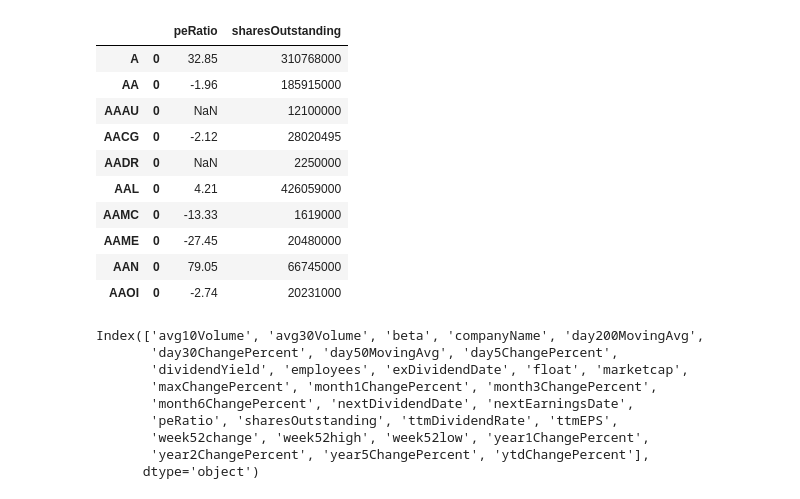
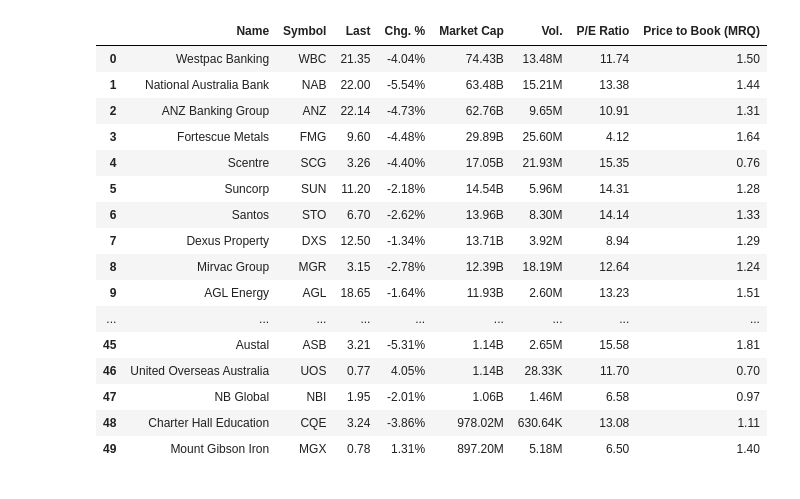
Before and after one commit to fstrauf/pythonStarter, a Jupyter notebook: quantopian_tutorial.ipynb, the cells around one changed output. Drawn from its saved outputs; the diff is of its cells as text; code cells hidden in the pictures.

```diff
--- a/quantopian_tutorial.ipynb
+++ b/quantopian_tutorial.ipynb
@@ -204,34 +135,30 @@ searchRes = requests.get(searchUrl)
-# %%
-dfStock=pd.DataFrame(out)
-dfStock=dfStock.transpose()
-dfStock = pd.concat([pd.DataFrame(x,index=[0]) for x in dfStock['stats']], keys=dfStock.index)
-dfStock
-# %% [output]
-|  |  | peRatio | sharesOutstanding |
-| A | 0 | 32.85 | 310768000 |
-| AA | 0 | -1.96 | 185915000 |
-| AAAU | 0 | NaN | 12100000 |
-| AACG | 0 | -2.12 | 28020495 |
-| AADR | 0 | NaN | 2250000 |
-| AAL | 0 | 4.21 | 426059000 |
-| AAMC | 0 | -13.33 | 1619000 |
-| AAME | 0 | -27.45 | 20480000 |
-| AAN | 0 | 79.05 | 66745000 |
-| AAOI | 0 | -2.74 | 20231000 |
-# %%
-dfFiltered=dfStock
-dfFiltered=dfFiltered.dropna(subset=['peRatio'])
-# dfStock.columns()
-dfFiltered = dfFiltered[(dfFiltered['peRatio'].astype(float)<15) & (dfFiltered['peRatio'].astype(float)>0)]
-dfFiltered['peRatio']
-dfFiltered.columns
-# %% [output]
-Index(['avg10Volume', 'avg30Volume', 'beta', 'companyName', 'day200MovingAvg',
-       'day30ChangePercent', 'day50MovingAvg', 'day5ChangePercent',
-       'dividendYield', 'employees', 'exDividendDate', 'float', 'marketcap',
-       'maxChangePercent', 'month1ChangePercent', 'month3ChangePercent',
-       'month6ChangePercent', 'nextDividendDate', 'nextEarningsDate',
-       'peRatio', 'sharesOutstanding', 'ttmDividendRate', 'ttmEPS',
-       'week52change', 'week52high', 'week52low', 'year1ChangePercent',
-       'year2ChangePercent', 'year5ChangePercent', 'ytdChangePercent'],
-      dtype='object')
+# %%
+# https://au.investing.com/webmaster-tools/
+
+import pandas
+
+path = '/Users/d062864/Documents/01_code/pythonStarter/data'
+fileName = 'asx_screener.csv'
+
+df = pandas.read_csv(path+'/'+fileName)
+
+
+df
+# %% [output]
+|  | Name | Symbol | Last | Chg. % | Market Cap | Vol. | P/E Ratio | Price to Book (MRQ) |
+| 0 | Westpac Banking | WBC | 21.35 | -4.04% | 74.43B | 13.48M | 11.74 | 1.50 |
+| 1 | National Australia Bank | NAB | 22.00 | -5.54% | 63.48B | 15.21M | 13.38 | 1.44 |
+| 2 | ANZ Banking Group | ANZ | 22.14 | -4.73% | 62.76B | 9.65M | 10.91 | 1.31 |
+| 3 | Fortescue Metals | FMG | 9.60 | -4.48% | 29.89B | 25.60M | 4.12 | 1.64 |
+| 4 | Scentre | SCG | 3.26 | -4.40% | 17.05B | 21.93M | 15.35 | 0.76 |
+| 5 | Suncorp | SUN | 11.20 | -2.18% | 14.54B | 5.96M | 14.31 | 1.28 |
+| 6 | Santos | STO | 6.70 | -2.62% | 13.96B | 8.30M | 14.14 | 1.33 |
+| 7 | Dexus Property | DXS | 12.50 | -1.34% | 13.71B | 3.92M | 8.94 | 1.29 |
+| 8 | Mirvac Group | MGR | 3.15 | -2.78% | 12.39B | 18.19M | 12.64 | 1.24 |
+| 9 | AGL Energy | AGL | 18.65 | -1.64% | 11.93B | 2.60M | 13.23 | 1.51 |
+| ... | ... | ... | ... | ... | ... | ... | ... | ... |
+| 45 | Austal | ASB | 3.21 | -5.31% | 1.14B | 2.65M | 15.58 | 1.81 |
+| 46 | United Overseas Australia | UOS | 0.77 | 4.05% | 1.14B | 28.33K | 11.70 | 0.70 |
+| 47 | NB Global | NBI | 1.95 | -2.01% | 1.06B | 1.46M | 6.58 | 0.97 |
+| 48 | Charter Hall Education | CQE | 3.24 | -3.86% | 978.02M | 630.64K | 13.08 | 1.11 |
+| 49 | Mount Gibson Iron | MGX | 0.78 | 1.31% | 897.20M | 5.18M | 6.50 | 1.40 |
```
Also changed, not shown: parts of 10 cells of this notebook, 3 other files.
